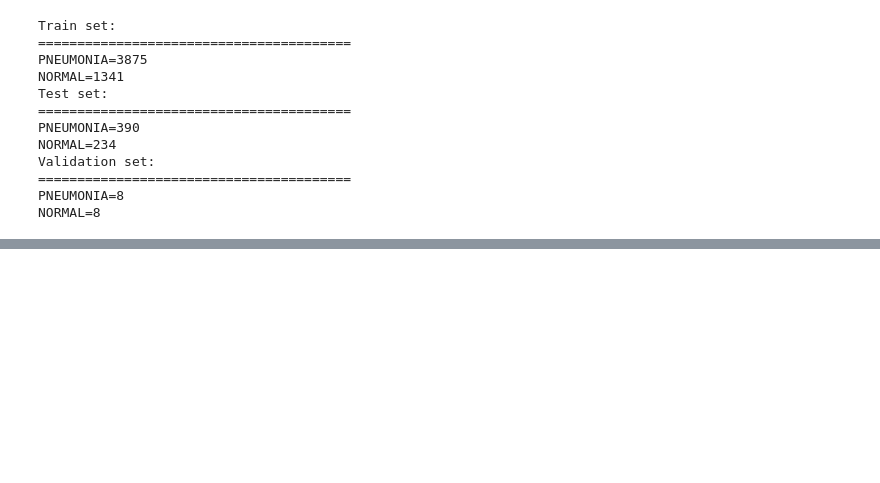
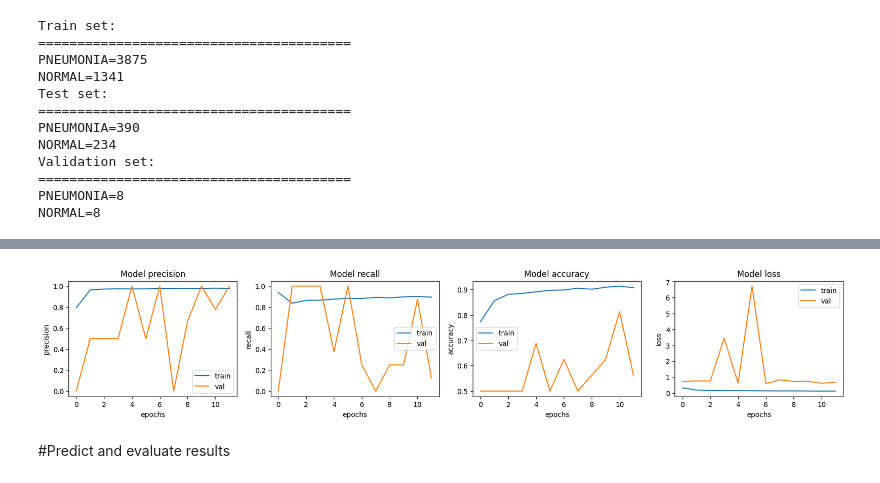
Before and after one commit to Bappy60/ML_Assignment, a Jupyter notebook: Final Lab Problem 1/X_ray_image_classification_with_CNN_from_scratch.ipynb, the cells around one changed output, grey strips where cells are left out. Cells and saved outputs as stored; diff of their text form; code cells hidden in the pictures; blank space fills up the shorter version.

```diff
--- a/Final Lab Problem 1/X_ray_image_classification_with_CNN_from_scratch.ipynb
+++ b/Final Lab Problem 1/X_ray_image_classification_with_CNN_from_scratch.ipynb
@@ -202,0 +339,17 @@ plt.show()
+# %%
+METRICS = [
+    'accuracy',
+    tf.keras.metrics.Precision(name='precision'),
+    tf.keras.metrics.Recall(name='recall')
+]
+
+opt = Adam(learning_rate=0.001)
+es = EarlyStopping(patience=5)
+chkpt = ModelCheckpoint(filepath='best_model_todate', save_best_only=True, save_weights_only=True)
+model.compile(loss='binary_crossentropy',
+              metrics=METRICS,
+              optimizer=opt,
+              run_eagerly=True)
+# %%
+batch_size = 32
+nb_epochs = 20
@@ -202,0 +359,2 @@ plt.show()
+# %%
+class_weight ={0:1.0, 1:0.4}
@@ -202,0 +363,9 @@ plt.show()
+# %%
+%%time
+# Fit the model
+history = model.fit(train_generator,
+                    epochs=nb_epochs,
+                    steps_per_epoch=len(train_data)/ batch_size,
+                    validation_data=val_generator,
+                    callbacks=[es, chkpt],
+                    class_weight=class_weight)
@@ -202,0 +396,15 @@ plt.show()
+# %%
+fig, ax = plt.subplots(1, 4, figsize=(20, 3))
+ax = ax.ravel()
+
+for i, met in enumerate(['precision', 'recall', 'accuracy', 'loss']):
+    ax[i].plot(history.history[met])
+    ax[i].plot(history.history['val_' + met])
+    ax[i].set_title('Model {}'.format(met))
+    ax[i].set_xlabel('epochs')
+    ax[i].set_ylabel(met)
+    ax[i].legend(['train', 'val'])
+# %% [output]
+[figure, added]
+# %% [markdown]
+#Predict and evaluate results
```
Also changed, not shown: parts of 23 cells of this notebook.
